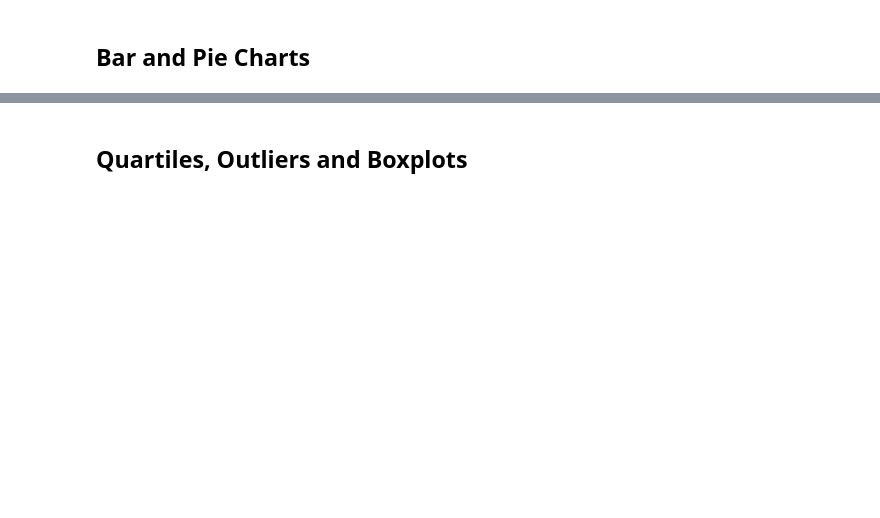
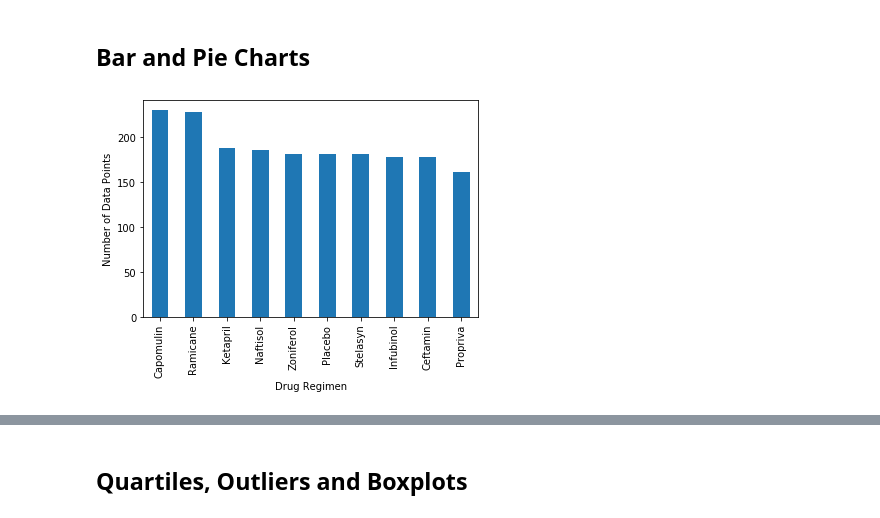
Before and after one commit to Choky59/data-analytics-bootcamp, a Jupyter notebook: HW_5/Solution/pymaceuticals_starter.ipynb, the cells around one changed output, grey strips where cells are left out. Cells and saved outputs as stored; diff of their text form; code cells hidden in the pictures; blank space fills up the shorter version.

```diff
--- a/HW_5/Solution/pymaceuticals_starter.ipynb
+++ b/HW_5/Solution/pymaceuticals_starter.ipynb
@@ -51,6 +53,6 @@ duplicated_DF
 # %%
 # Create a clean DataFrame by dropping the duplicate mouse by its ID.
-metadata_df.drop_duplicates(subset="Mouse ID",inplace=True)
+# metadata_df.drop_duplicates(subset="Mouse ID",inplace=True)
 # %%
 # Checking the number of mice in the clean DataFrame.
 len(metadata_df['Mouse ID'])
@@ -70,5 +104,13 @@ len(metadata_df['Mouse ID'])
 ## Bar and Pie Charts
 # %%
 # Generate a bar plot showing the total number of mice for each treatment throughout the course of the study using pandas.
+regimenPlot = metadata_df['Drug Regimen'].value_counts()
+regimenPlot.plot(kind="bar")
+plt.xlabel("Drug Regimen")
+plt.xticks(rotation=90)
+plt.ylabel("Number of Data Points")
+plt.show()
+# %% [output]
+[figure, added]
 # %%
 # Generate a bar plot showing the total number of mice for each treatment throughout the course of the study using pyplot.
```
Also changed, not shown: parts of 17 cells of this notebook, 3 other files.
